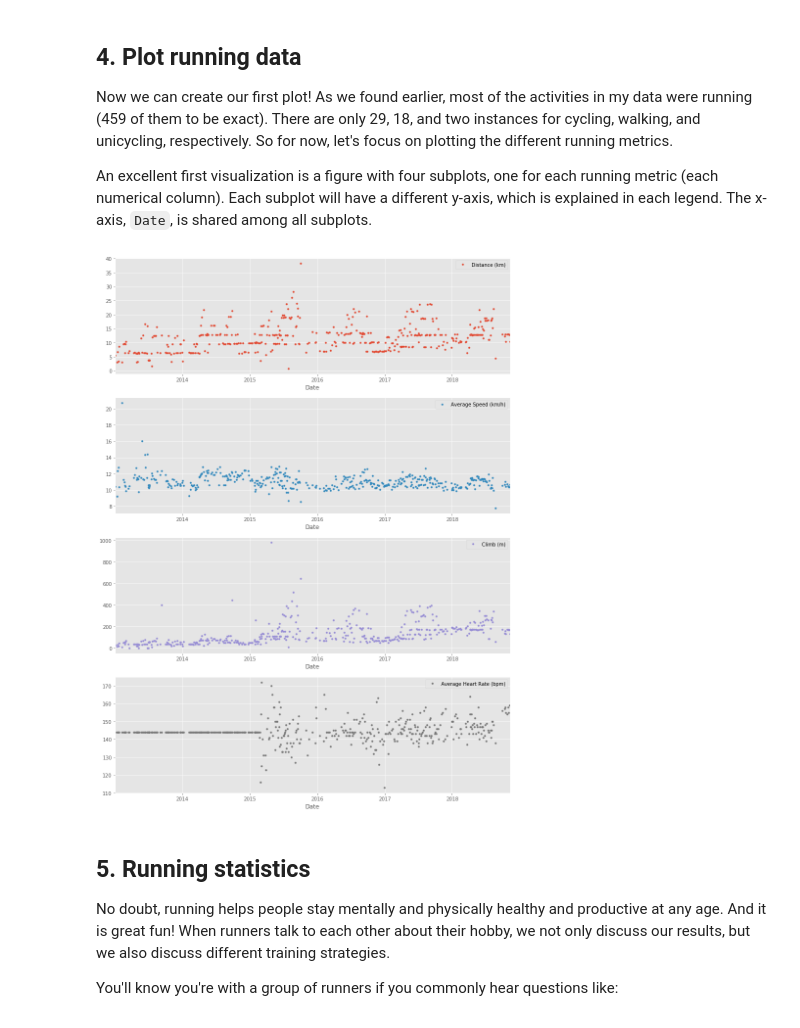
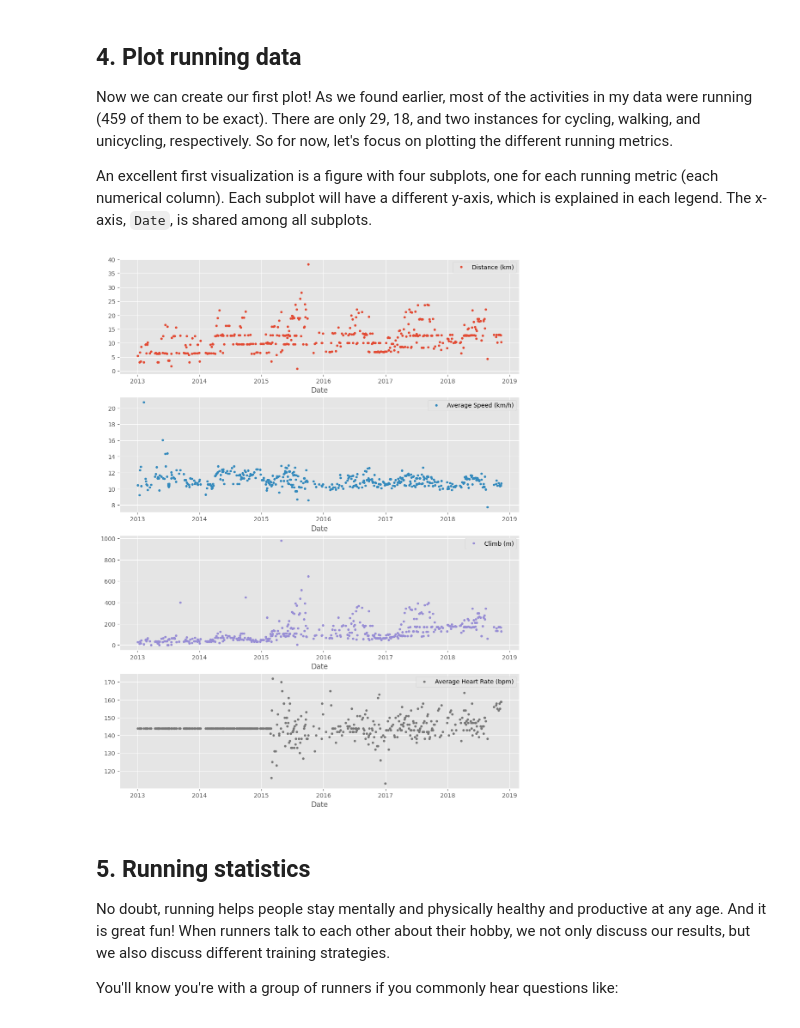
Before and after one commit to LarryEze/Python-R-Projects, a Jupyter notebook: Python/Analyze Your Runkeeper Fitness Data/notebook.ipynb, the cells around one changed output. Cells and saved outputs as stored; diff of their text form; code cells hidden in the pictures.

```diff
--- a/Python/Analyze Your Runkeeper Fitness Data/notebook.ipynb
+++ b/Python/Analyze Your Runkeeper Fitness Data/notebook.ipynb
@@ -120,32 +122,32 @@ dtype: int64
 # %%
 %matplotlib inline
 
 # Import matplotlib, set style and ignore warning
 import matplotlib.pyplot as plt
 %matplotlib inline
 import warnings
 plt.style.use('ggplot')
 warnings.filterwarnings(
     action='ignore', module='matplotlib.figure', category=UserWarning,
     message=('This figure includes Axes that are not compatible with tight_layout, so results might be incorrect.')
 )
 
 # Prepare data subsetting period from 2013 till 2018
-runs_subset_2013_2018 = df_run['2018':'2013']
+runs_subset_2013_2018 = df_run['2013':'2018']
 
 # Create, plot and customize in one step
 runs_subset_2013_2018.plot(subplots=True,
                            sharex=False,
                            figsize=(12,16),
                            linestyle='none',
                            marker='o',
-                           markersize=3,
+                           markersize=3
                           )
 
 # Show plot
 plt.show()
 # %% [output]
-[figure, old version]
+[figure, new version]
 # %% [markdown]
 ## 5. Running statistics
 <p>No doubt, running helps people stay mentally and physically healthy and productive at any age. And it is great fun! When runners talk to each other about their hobby, we not only discuss our results, but we also discuss different training strategies. </p>
```
Also changed, not shown: parts of 6 cells of this notebook.
